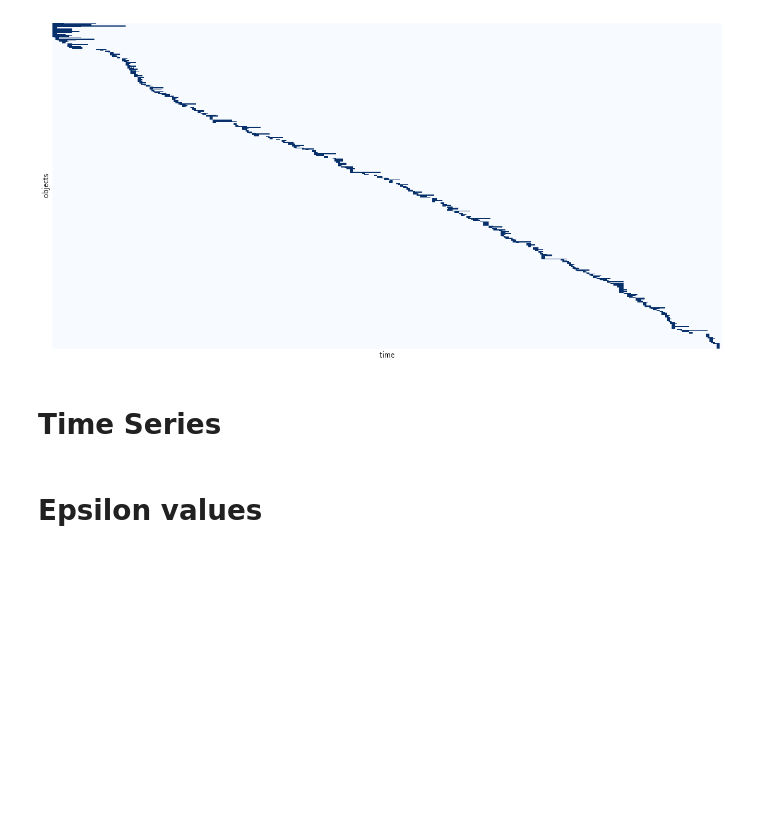
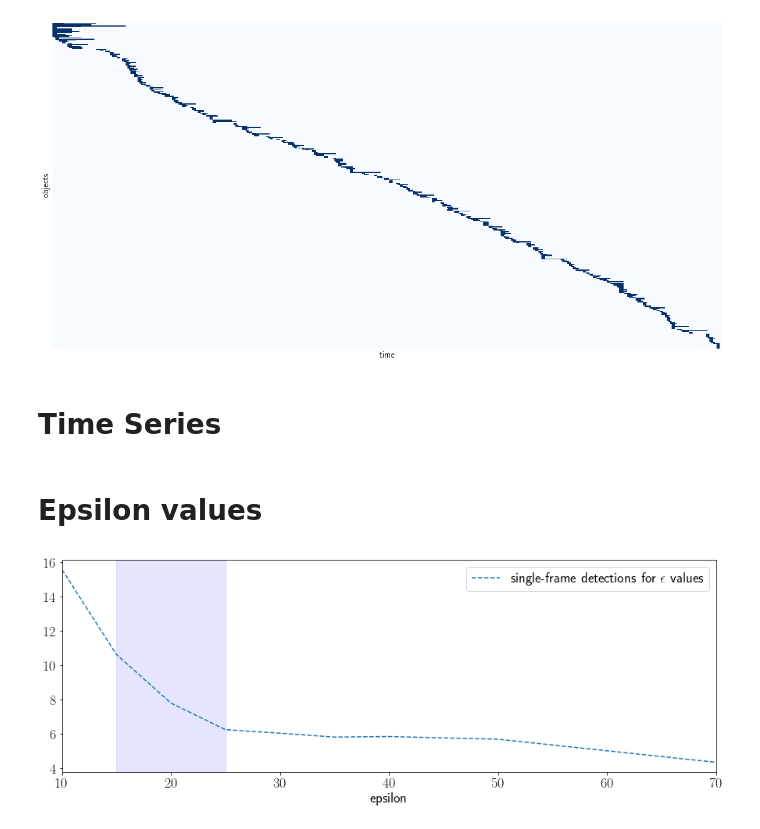
Before and after one commit to GiovanniSena/LiSM_CYCB_tracking, a Jupyter notebook: figures.ipynb, the cells around one changed output. Cells and saved outputs as stored; diff of their text form; code cells hidden in the pictures; blank space fills up the shorter version.

```diff
--- a/figures.ipynb
+++ b/figures.ipynb
@@ -171,7 +323,7 @@ ah['age_hist'].plot.hist(bins=40,ylim=(0,250))
 # Epsilon values
 # %%
 # lms = []
-# eps = [10,15,20,25,30,35,40,50,70]
+eps = [10,15,20,25,30,35,40,50,70]
 # for epsilon in eps:
 #     print("epsilon", epsilon)
 #     data = pd.read_csv("./samples/test_tree_blobs.csv")
@@ -192,16 +344,18 @@ ah['age_hist'].plot.hist(bins=40,ylim=(0,250))
 # %%
 ghj = pd.read_csv("./samples/epsilon_sfd_checks.csv").drop("Unnamed: 0",1)
 matplotlib.rc('text', usetex=True, fontsize=18)
 totals = ghj.sum().reset_index()[2:].set_index(np.array(eps))
 totals.columns = ["label", "single-frame detections for $\epsilon$ values"]
 totals.index.name = "epsilon"
 ax = totals[["single-frame detections for $\epsilon$ values"]].plot(style='--',figsize=(15,5))
-ax.axvspan(20,25, alpha=0.1, color='blue')
-pdf = PdfPages("./samples/epsilon_sfds.pdf")
-pdf.savefig(fig)
-pdf.close()
+ax.axvspan(15,25, alpha=0.1, color='blue')
+# pdf = PdfPages("./samples/epsilon_sfds.pdf")
+# pdf.savefig(ax.figure)
+# pdf.close()
 
-#ax.figure.savefig("./samples/epsilon_sfds.pdf",bbox_inches='tight')
+ax.figure.savefig("./samples/epsilon_sfds.png",bbox_inches='tight')
+# %% [output]
+[figure, added]
 # %%
 # %matplotlib inline
 # from matplotlib import pyplot as plt
```
Also changed, not shown: parts of 7 cells of this notebook, 5 other files.
